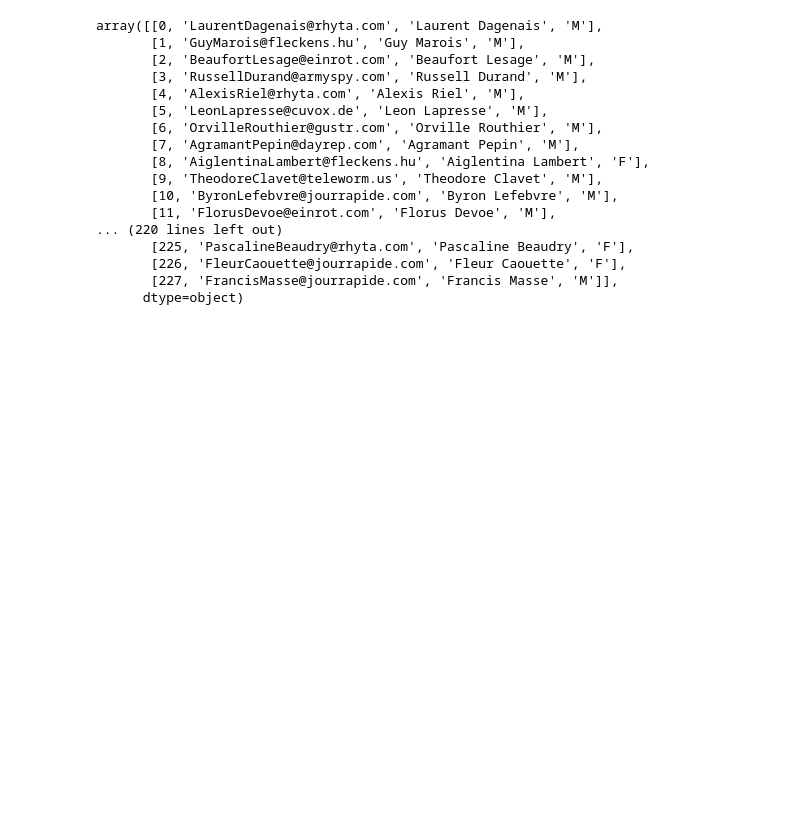
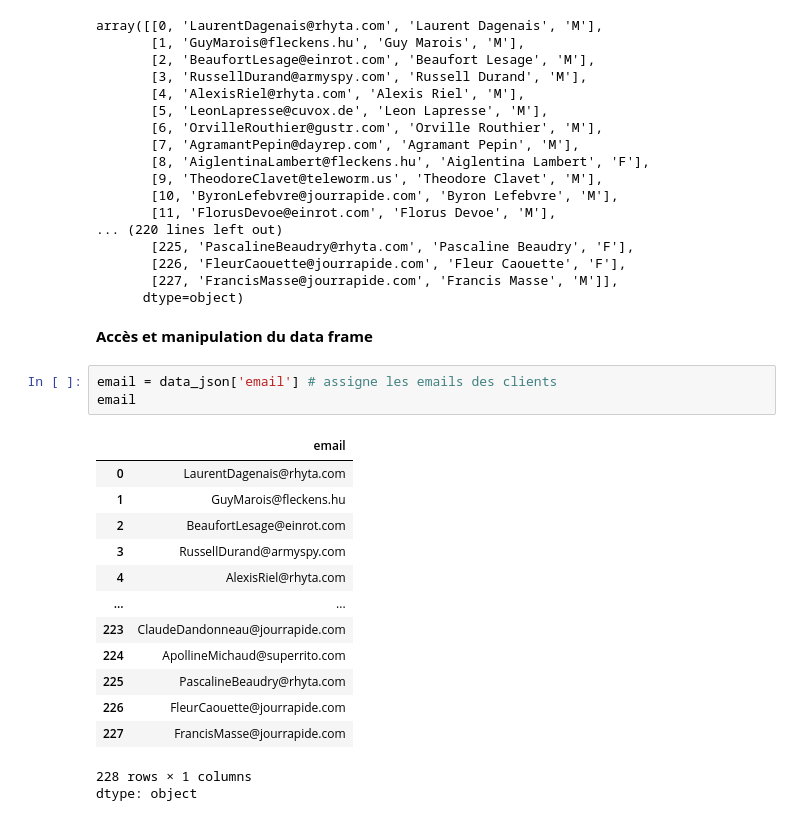
Before and after one commit to Harlequelrah/Learning_data_science, a Jupyter notebook: Learning_data_science/Créez_des_data_frames_avec_Pandas/index.ipynb, the cells around one changed output. Cells and saved outputs as stored; diff of their text form; blank space fills up the shorter version.

```diff
--- a/Learning_data_science/Créez_des_data_frames_avec_Pandas/index.ipynb
+++ b/Learning_data_science/Créez_des_data_frames_avec_Pandas/index.ipynb
@@ -164,3 +164,23 @@ array([[0, 'LaurentDagenais@rhyta.com', 'Laurent Dagenais', 'M'],
        [226, 'FleurCaouette@jourrapide.com', 'Fleur Caouette', 'F'],
        [227, 'FrancisMasse@jourrapide.com', 'Francis Masse', 'M']],
       dtype=object)
+# %% [markdown]
+**Accès et manipulation du data frame**
+# %%
+email = data_json['email'] # assigne les emails des clients
+email
+# %% [output]
+|  | email |
+| 0 | LaurentDagenais@rhyta.com |
+| 1 | GuyMarois@fleckens.hu |
+| 2 | BeaufortLesage@einrot.com |
+| 3 | RussellDurand@armyspy.com |
+| 4 | AlexisRiel@rhyta.com |
+| ... | ... |
+| 223 | ClaudeDandonneau@jourrapide.com |
+| 224 | ApollineMichaud@superrito.com |
+| 225 | PascalineBeaudry@rhyta.com |
+| 226 | FleurCaouette@jourrapide.com |
+| 227 | FrancisMasse@jourrapide.com |
+228 rows × 1 columns
+dtype: object
```
Also changed, not shown: parts of 10 cells of this notebook.
